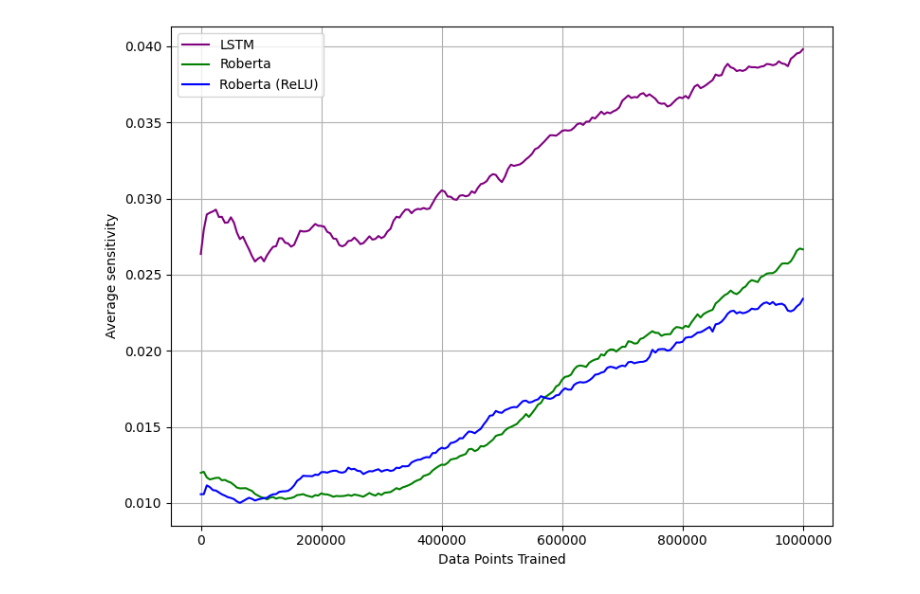
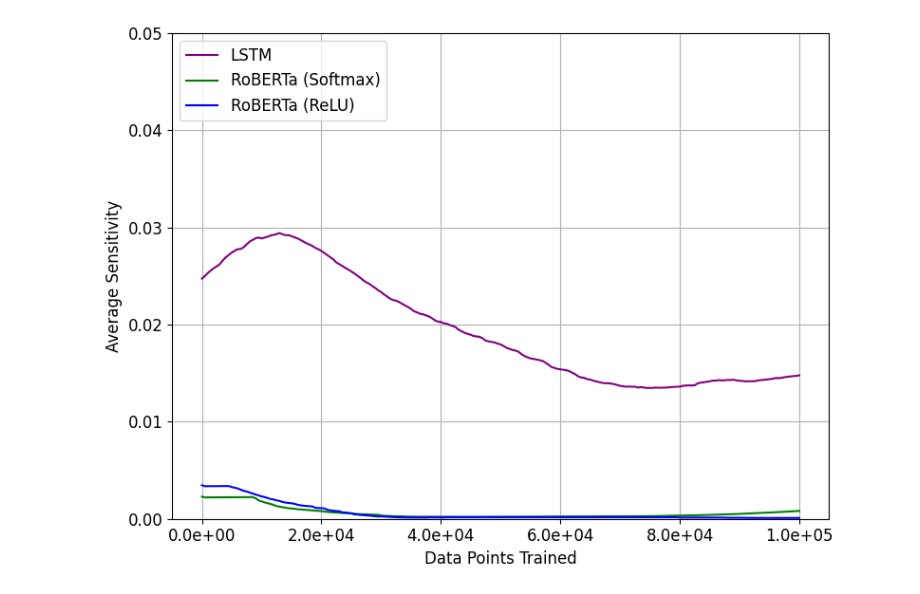
Before and after one commit to KevinZhoutianyi/USC-SB-Transformer, a Jupyter notebook: plot_new.ipynb, the cells around one changed output. Drawn from its saved outputs; the diff is of its cells as text; code cells hidden in the pictures.

Commit message:
update plot

```diff
--- a/plot_new.ipynb
+++ b/plot_new.ipynb
@@ -9,22 +9,34 @@ configs = [
 ]
-# %%
-data_name, exp_name, window_size, report_number = configs[1]
 # %%
 def moving_average(data, window_size):
     """Compute the moving average of a list or array."""
     cumsum = np.cumsum(data)
     cumsum[window_size:] = cumsum[window_size:] - cumsum[:-window_size]
     return cumsum[window_size - 1:] / window_size
+# %%
+def read_sensitivity_from_log(model_name, data_name, exp_name, window_size):
+    log_path = f'./logs/{data_name}/{model_name}/{exp_name}/logfile.log'
+    with open(log_path, 'r') as f:
+        lines = f.readlines()
+    keyword = "validation: sensitivity mean: "
+    sensitivity_list = []
+    for line in lines:
+        if keyword in line:
+            sensitivity = float(line.split(keyword)[-1].removesuffix('\n'))
+            sensitivity_list.append(sensitivity)
+    return np.array(sensitivity_list)
+# %%
+data_name, exp_name, window_size, report_number = configs[2]
 # %%
 metric = 'sensitivity'
 sensitivity_data = {
     'lstm': moving_average(
-        np.mean(np.load(f'logs/{data_name}/lstm/{exp_name}/'+metric+'.npy'), axis=1),
+        read_sensitivity_from_log('lstm', data_name, 'layernorm', window_size),
         window_size=window_size),
     'roberta': moving_average(
-        np.mean(np.load(f'logs/{data_name}/roberta-scratch/{exp_name}/'+metric+'.npy'), axis=1),
+        read_sensitivity_from_log('roberta-scratch',  data_name, exp_name, window_size),
         window_size=window_size),
     'roberta (relu)': moving_average(
-        np.mean(np.load(f'logs/{data_name}/roberta-scratch_relu/{exp_name}/'+metric+'.npy'), axis=1),
+        read_sensitivity_from_log('roberta-scratch_relu',  data_name, exp_name, window_size),
         window_size=window_size)
 }
@@ -31,18 +45,24 @@ sensitivity_data = {
 # %%
 RANGE = 201
 xs = (np.arange(RANGE) * report_number).astype(np.int32).tolist()
 fig, ax = plt.subplots(nrows=1,ncols=1,figsize=(8, 6))
 ax.plot(xs, sensitivity_data['lstm'][:RANGE], label='LSTM', color='purple')
-ax.plot(xs, sensitivity_data['roberta'][:RANGE], label='Roberta', color='green')
-ax.plot(xs, sensitivity_data['roberta (relu)'][:RANGE], label='Roberta (ReLU)', color='blue')
-ax.set_xlabel(f'Data Points Trained')
-ax.set_ylabel(f'Average {metric}')
-ax.ticklabel_format(useOffset=False)
-ax.ticklabel_format(style='plain')
+ax.plot(xs, sensitivity_data['roberta'][:RANGE], label='RoBERTa (Softmax)', color='green')
+ax.plot(xs, sensitivity_data['roberta (relu)'][:RANGE], label='RoBERTa (ReLU)', color='blue')
+ax.set_xlabel(f'Data Points Trained', fontsize=12)
+ax.set_ylabel(f'Average Sensitivity', fontsize=12)
+#ax.ticklabel_format(useOffset=False)
+ax.xaxis.set_major_formatter(mtick.FormatStrFormatter('%.1e'))
+ax.xaxis.set_tick_params(labelsize=12)
+ax.yaxis.set_tick_params(labelsize=12)
+ax.set_ylim([0.0, 0.05])
+#ax.set_ylim([0.0, 0.1])
+
 #plt.title('Change of Average Sensitivity with Data Points Trained')
-plt.legend()
+plt.legend(loc = 'upper left', fontsize=12)
 plt.grid(True)
 plt.tight_layout()
-plt.show()
+#plt.show()
+plt.savefig(f'{data_name}_sensitivity.pdf', dpi=200, bbox_inches='tight', pad_inches=0.05)
 # %% [output]
-[figure, old version]
+[figure, new version]
```
Also changed, not shown: parts of 7 cells of this notebook.
